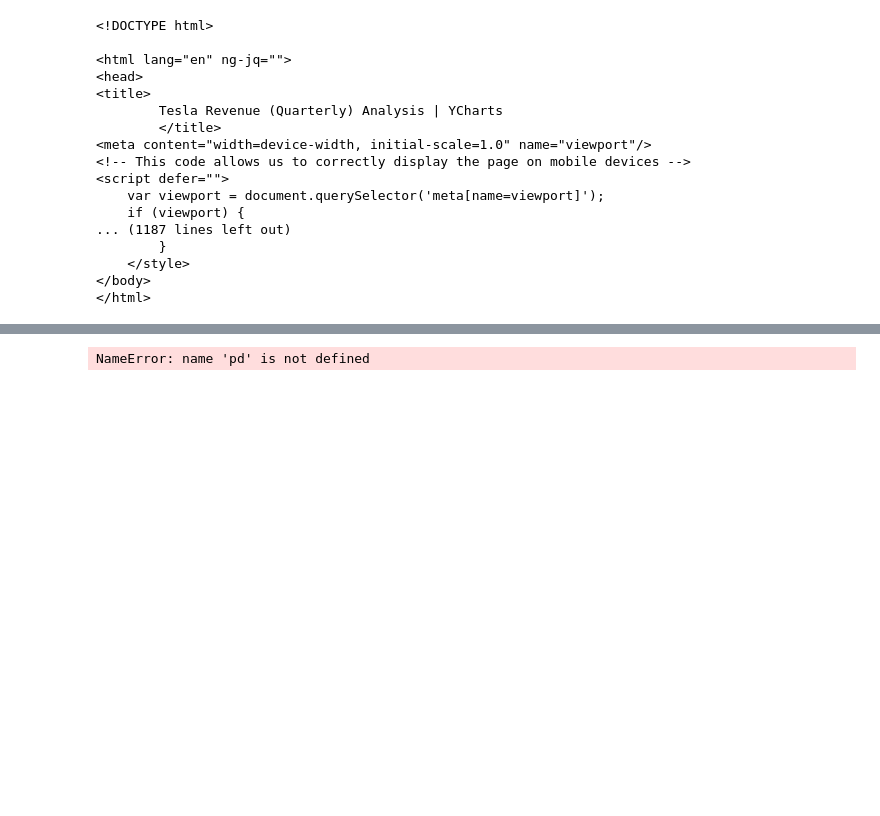
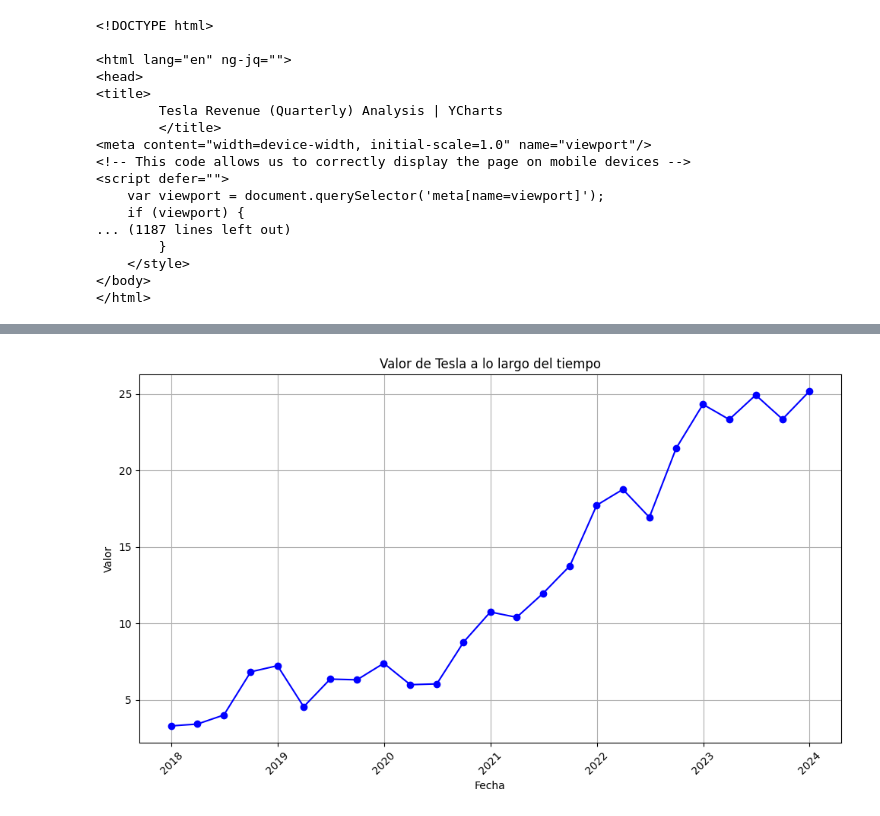
Before and after one commit to grigorow1974/web-scraping-project-tutorial, a Jupyter notebook: src/explore.ipynb, the cells around one changed output, grey strips where cells are left out. Drawn from its saved outputs; the diff is of its cells as text; code cells hidden in the pictures; blank space fills up the shorter version.

```diff
--- a/src/explore.ipynb
+++ b/src/explore.ipynb
@@ -45,6 +45,6 @@ soup
 </body>
 </html>
 # %%
-tables = soup.find('table')
+tables = soup.find_all('table')
 tables
 # %% [output]
@@ -82,7 +82,7 @@ for row in tables[table_index].find_all("tr"):
     col = row.find_all("td")
     if (col != []):
         date = col[0].text
-        revenue = floatc(ol[1].text.strip().replace('B',''))
+        revenue = float(col[1].text.strip().replace('B',''))
         tesla_df = pd.concat([tesla_df, pd.DataFrame([[date, revenue]], columns=["Date","Value"])], ignore_index=True)
 
 tesla_df.head()
@@ -107,13 +128,15 @@ NameError: name 'c' is not defined
-# %%
-import matplotlib.pyplot as plt
-import seaborn as sns
-
-tesla_df['Date'] = pd.to_datetime(tesla_df['Date'])
-
-sns.lineplot(x='Date', y='Revenue', data=tesla_df)
-plt.title('Testa Value Over Time')
-plt.tight_layout()
-plt.xticks(rotation=45)
-plt.show()
-# %% [output]
-NameError: name 'pd' is not defined
+# %%
+import matplotlib.pyplot as plt
+
+# Grafico de Linea
+plt.figure(figsize=(10, 6))
+plt.plot(tesla_df['Date'], tesla_df['Value'], marker='o', color='b', linestyle='-')
+plt.title('Valor de Tesla a lo largo del tiempo')
+plt.xlabel('Fecha')
+plt.ylabel('Valor')
+plt.grid(True)
+plt.xticks(rotation=45)
+plt.tight_layout()
+plt.show()
+# %% [output]
+[figure, added]
```
Also changed, not shown: parts of 7 cells of this notebook, 1 other file.
